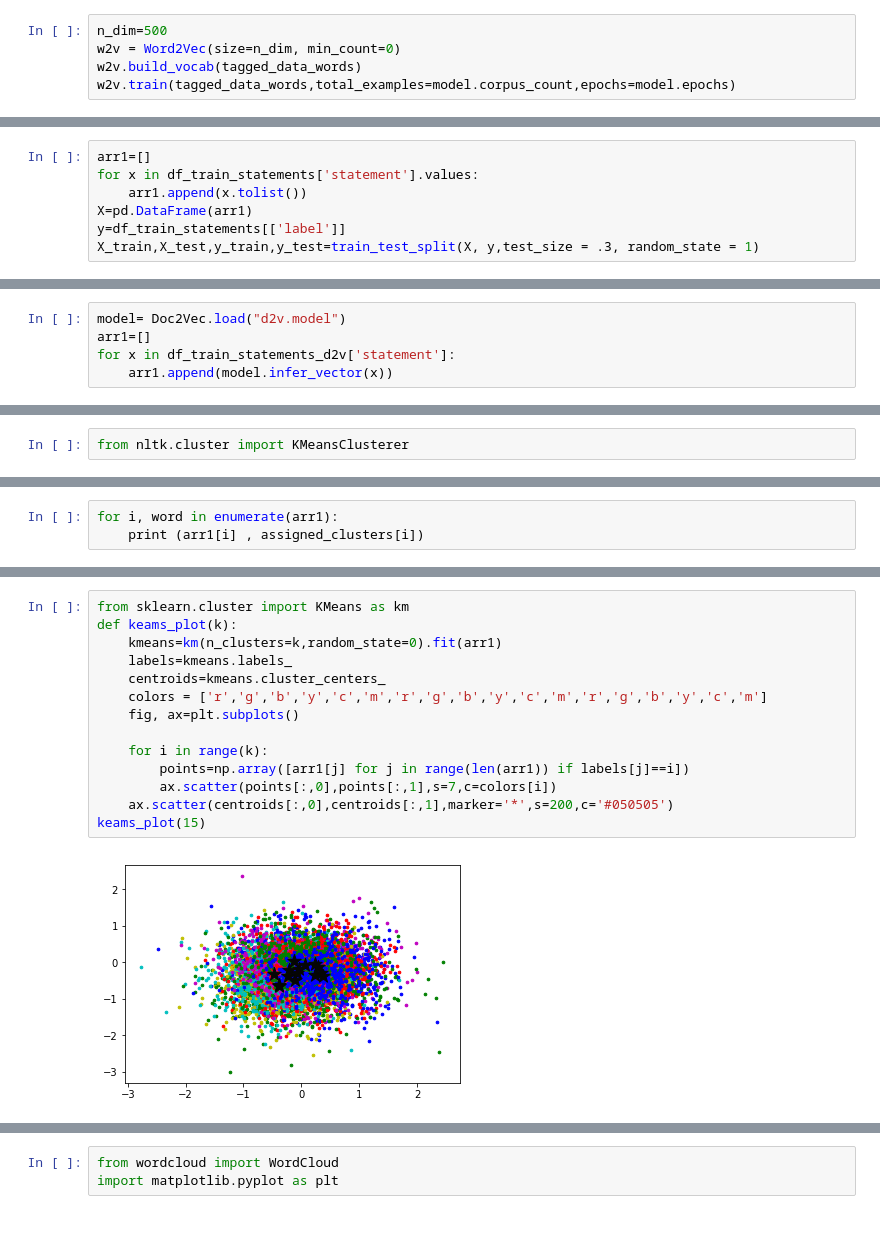
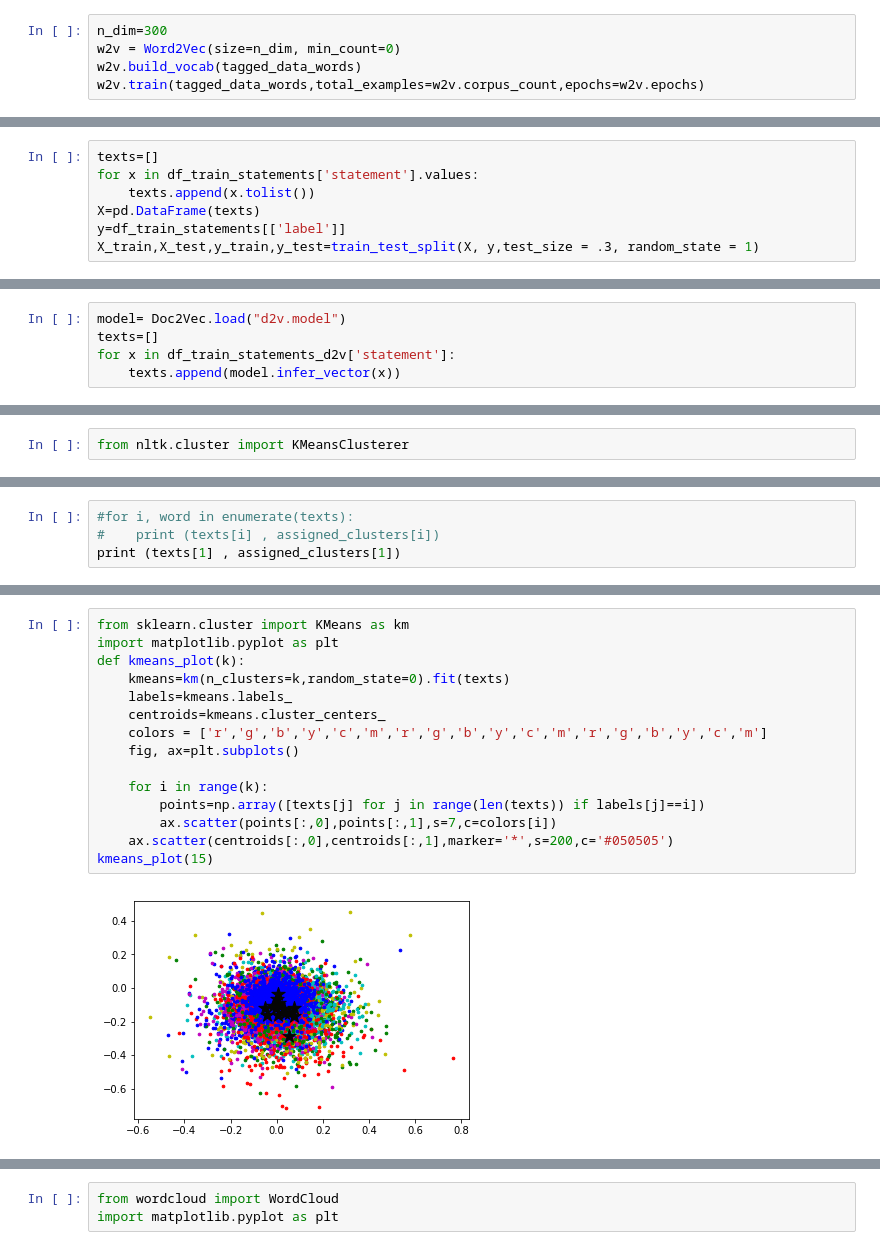
Before and after one commit to cpati/team-hvac, a Jupyter notebook: distillation/spell_checkin_And_geography_factor.ipynb, the cells around one changed output, grey strips where cells are left out. Drawn from its saved outputs; the diff is of its cells as text.

```diff
--- a/distillation/spell_checkin_And_geography_factor.ipynb
+++ b/distillation/spell_checkin_And_geography_factor.ipynb
@@ -138,8 +141,8 @@ for row in range(len(tagged_data_words)):
     for col in range(len(tagged_data_words[row])):
         tagged_data_words_1D.append(tagged_data_words[row][col])
 # %%
-n_dim=500
+n_dim=300
 w2v = Word2Vec(size=n_dim, min_count=0)
 w2v.build_vocab(tagged_data_words)
-w2v.train(tagged_data_words,total_examples=model.corpus_count,epochs=model.epochs)
+w2v.train(tagged_data_words,total_examples=w2v.corpus_count,epochs=w2v.epochs)
 # %% [output]
@@ -205,9 +208,9 @@ df_train_statements.reset_index(drop=True)
 10239 rows × 2 columns
 # %%
-arr1=[]
+texts=[]
 for x in df_train_statements['statement'].values:
-    arr1.append(x.tolist())
-X=pd.DataFrame(arr1)
+    texts.append(x.tolist())
+X=pd.DataFrame(texts)
 y=df_train_statements[['label']]
 X_train,X_test,y_train,y_test=train_test_split(X, y,test_size = .3, random_state = 1)
 # %%
@@ -313,7 +316,7 @@ print("Model Saved")
 Model Saved
 # %%
 model= Doc2Vec.load("d2v.model")
-arr1=[]
+texts=[]
 for x in df_train_statements_d2v['statement']:
-    arr1.append(model.infer_vector(x))
+    texts.append(model.infer_vector(x))
 # %%
@@ -398,4 +404,5 @@ assigned_clusters = kclusterer.cluster(arr1, assign_clusters=True)
 # %%
-for i, word in enumerate(arr1):
-    print (arr1[i] , assigned_clusters[i])
+#for i, word in enumerate(texts):
+#    print (texts[i] , assigned_clusters[i])
+print (texts[1] , assigned_clusters[1])
 # %% [output]
@@ -419,18 +413,19 @@ for i, word in enumerate(arr1):
 # %%
 from sklearn.cluster import KMeans as km
-def keams_plot(k):
-    kmeans=km(n_clusters=k,random_state=0).fit(arr1)
+import matplotlib.pyplot as plt
+def kmeans_plot(k):
+    kmeans=km(n_clusters=k,random_state=0).fit(texts)
     labels=kmeans.labels_
     centroids=kmeans.cluster_centers_
     colors = ['r','g','b','y','c','m','r','g','b','y','c','m','r','g','b','y','c','m']
     fig, ax=plt.subplots()
 
     for i in range(k):
-        points=np.array([arr1[j] for j in range(len(arr1)) if labels[j]==i])
+        points=np.array([texts[j] for j in range(len(texts)) if labels[j]==i])
         ax.scatter(points[:,0],points[:,1],s=7,c=colors[i])
     ax.scatter(centroids[:,0],centroids[:,1],marker='*',s=200,c='#050505')
-keams_plot(15)
+kmeans_plot(15)
 # %% [output]
-[figure, old version]
+[figure, new version]
 # %%
 assigned_clusters[0]
```
Also changed, not shown: parts of 36 cells of this notebook.
